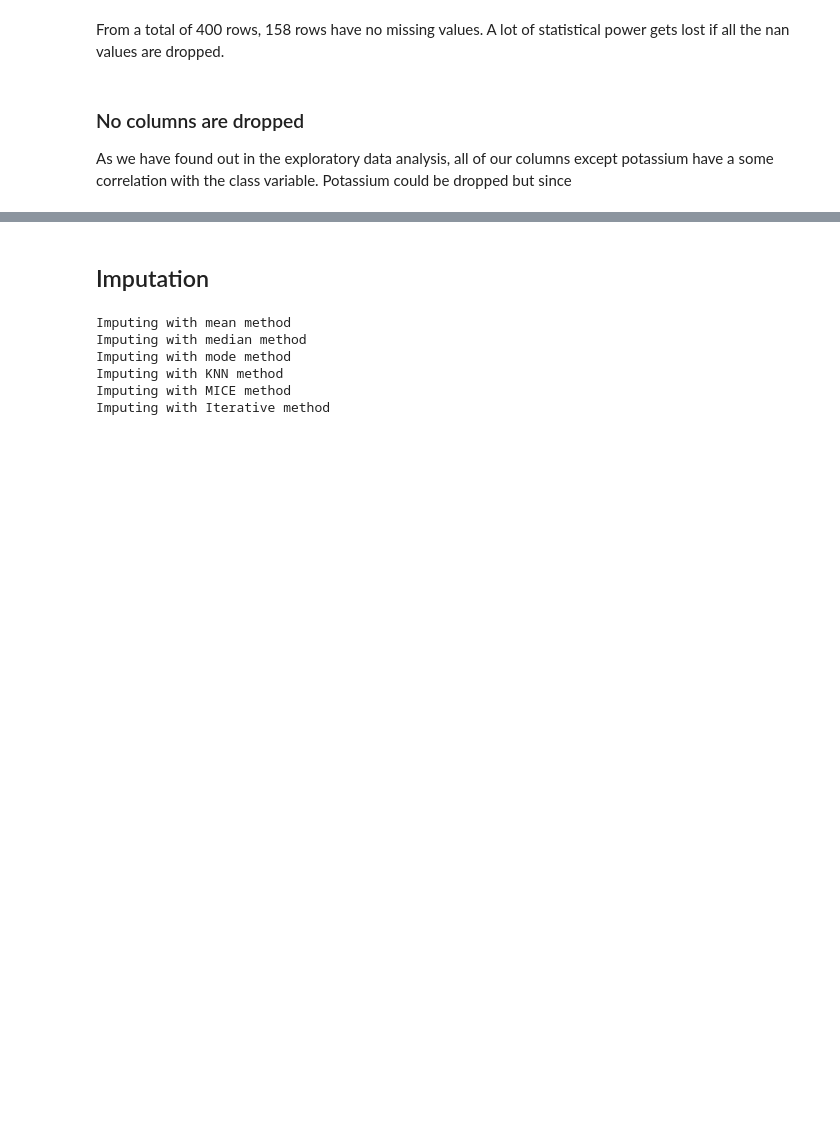
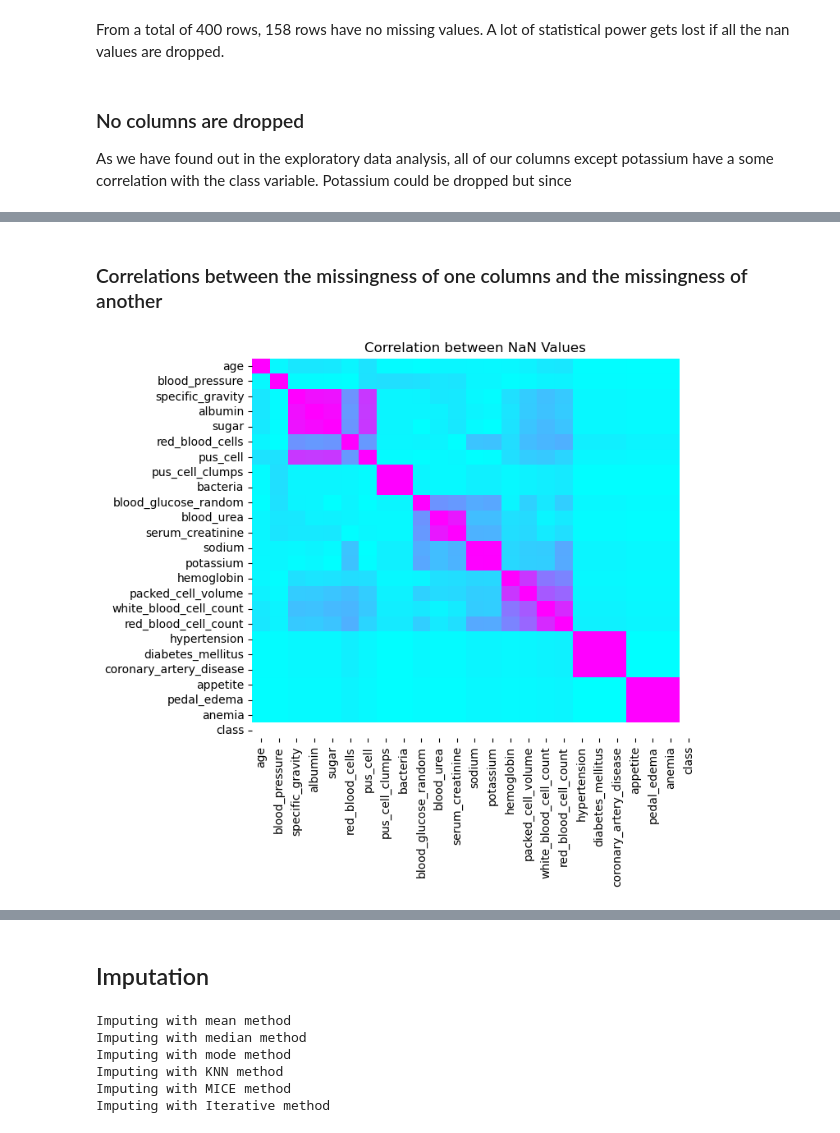
Before and after one commit to luisastue/datascience-ckd, a Jupyter notebook: 3_imputation.ipynb, the cells around one changed output, grey strips where cells are left out. Drawn from its saved outputs; the diff is of its cells as text; code cells hidden in the pictures; blank space fills up the shorter version.

```diff
--- a/3_imputation.ipynb
+++ b/3_imputation.ipynb
@@ -105,0 +168,11 @@ As we have found out in the exploratory data analysis, all of our columns except
+# %% [markdown]
+### Correlations between the missingness of one columns and the missingness of another
+# %%
+import seaborn as sns
+plt.figure(figsize=(7, 6))
+nan_corr = df_numeric.isna().corr().abs()
+sns.heatmap(nan_corr, cbar=False,  cmap='cool',)
+plt.title('Correlation between NaN Values')
+plt.show()
+# %% [output]
+[figure, added]
```
Also changed, not shown: parts of 20 cells of this notebook, 7 other files.
